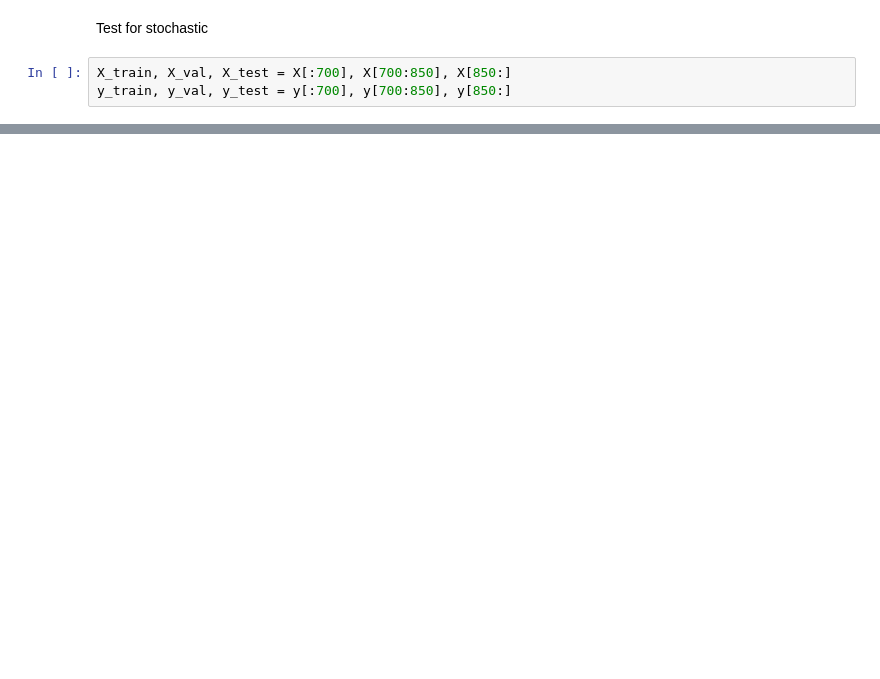
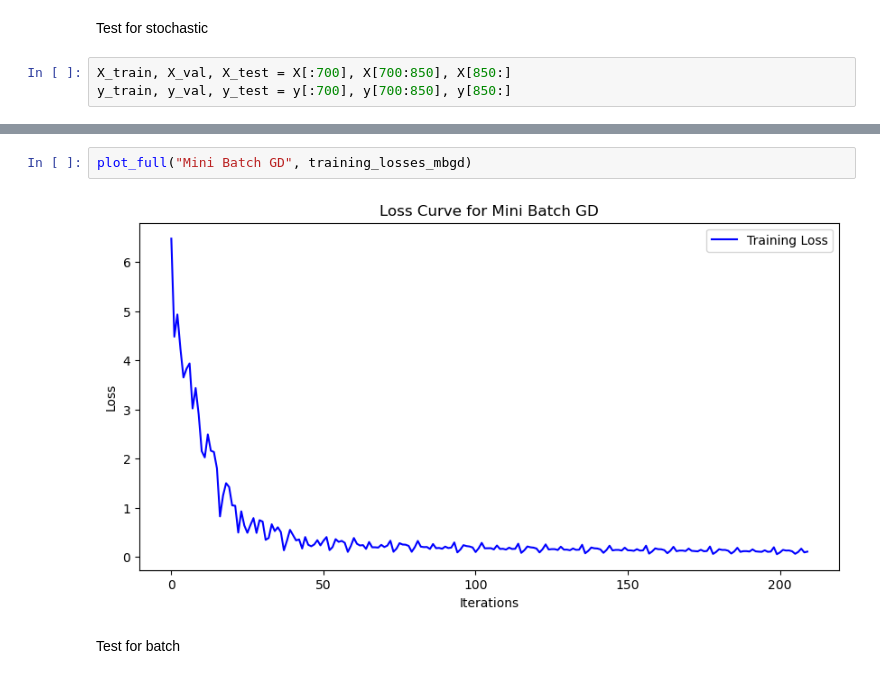
Before and after one commit to anshium/smai-assignment-1, a Jupyter notebook: Question_1/q1.ipynb, the cells around one changed output, grey strips where cells are left out. Drawn from its saved outputs; the diff is of its cells as text; blank space fills up the shorter version.

```diff
--- a/Question_1/q1.ipynb
+++ b/Question_1/q1.ipynb
@@ -332,0 +396,6 @@ plot_results("Stochastic Gradient Descent", training_losses_sgd, validation_loss
+# %%
+plot_full("Mini Batch GD", training_losses_mbgd)
+# %% [output]
+[figure, added]
+# %% [markdown]
+Test for batch
```
Also changed, not shown: parts of 13 cells of this notebook, 5 other files.
